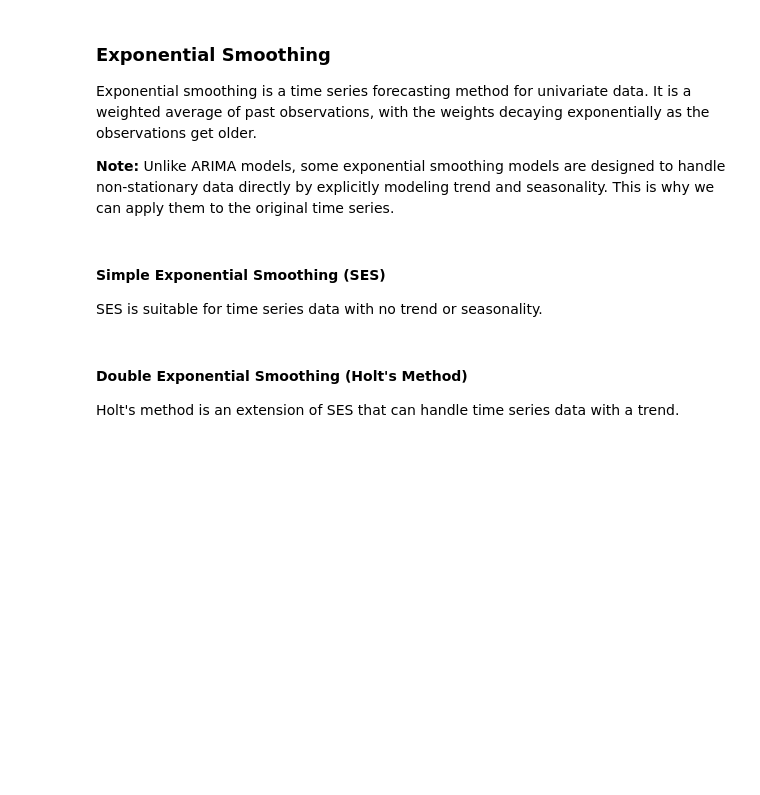
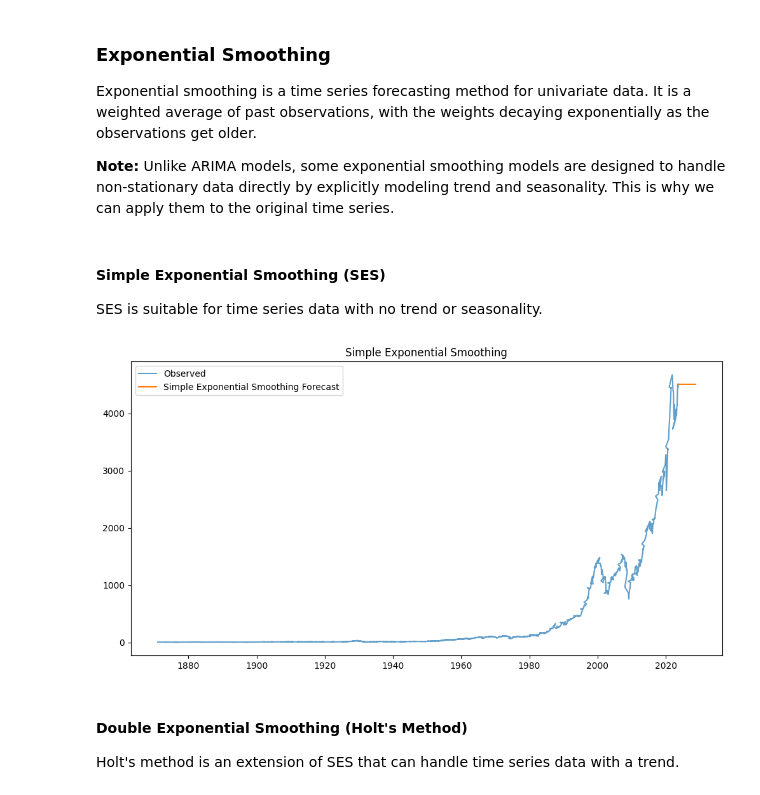
Before and after one commit to course-files/TimeSeriesForecastingandNeuralNetworks, a Jupyter notebook: 1_AnalysisForecastingNeuralNetworks.ipynb, the cells around one changed output. Cells and saved outputs as stored; diff of their text form; code cells hidden in the pictures; blank space fills up the shorter version.

```diff
--- a/1_AnalysisForecastingNeuralNetworks.ipynb
+++ b/1_AnalysisForecastingNeuralNetworks.ipynb
@@ -176,14 +291,22 @@ Exponential smoothing is a time series forecasting method for univariate data. I
 SES is suitable for time series data with no trend or seasonality.
 # %%
 model_ses = SimpleExpSmoothing(time_series, initialization_method="estimated").fit()
-predictions_ses = model_ses.forecast(12) # forecast for next 12 months
+predictions_ses = model_ses.forecast(60) # forecast for next 60 months
+
+future_index = pd.date_range(
+    start=time_series.index[-1] + pd.offsets.MonthEnd(1),
+    periods=60,
+    freq='M')
+predictions_ses = pd.Series(predictions_ses.values, index=future_index)
 
 plt.figure(figsize=(12, 6))
-plt.plot(time_series, label='Observed')
-plt.plot(predictions_ses, label='SES Forecast')
+plt.plot(time_series, label='Observed', alpha=0.7)
+plt.plot(predictions_ses, label='Simple Exponential Smoothing Forecast')
 plt.title('Simple Exponential Smoothing')
 plt.legend()
 plt.show()
+# %% [output]
+[figure, added]
 # %% [markdown]
 #### Double Exponential Smoothing (Holt's Method)
 
```
Also changed, not shown: parts of 15 cells of this notebook.
